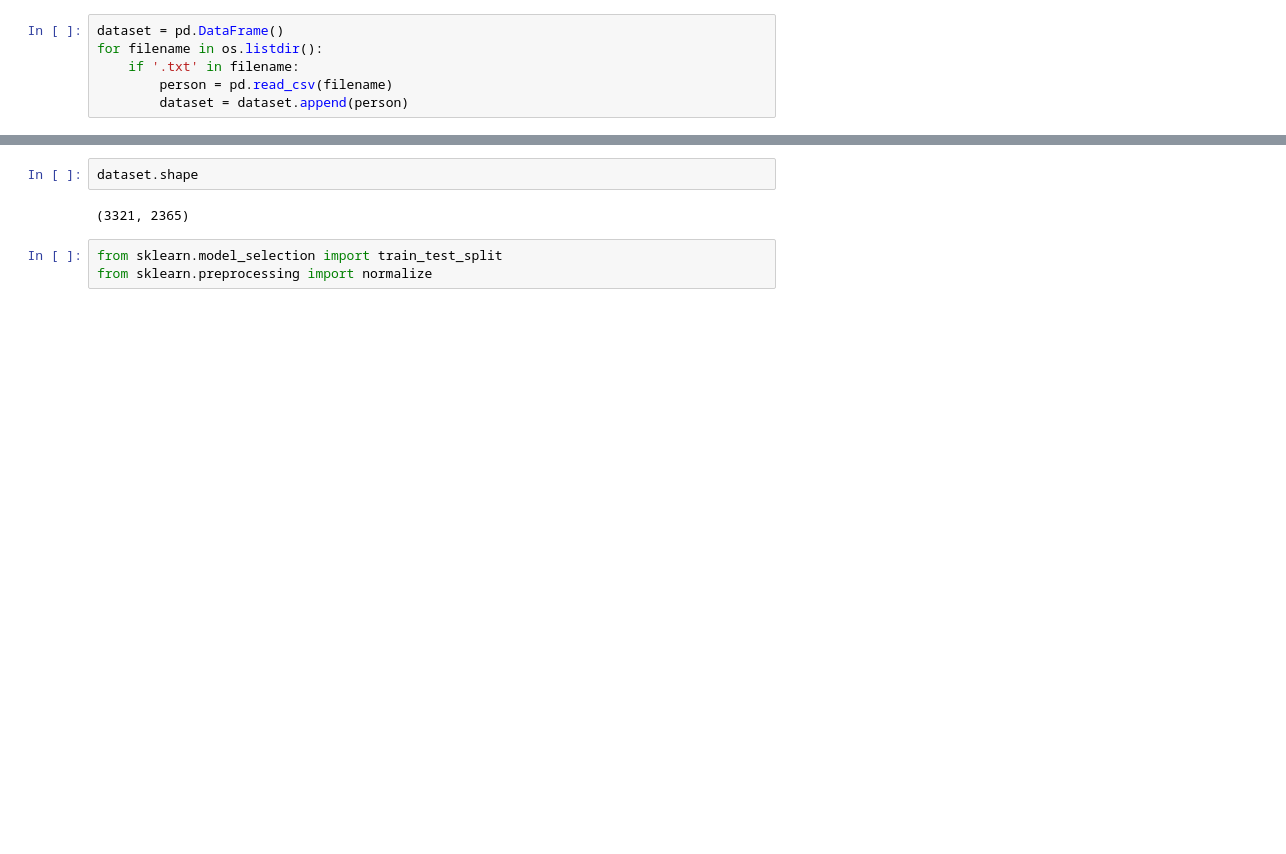
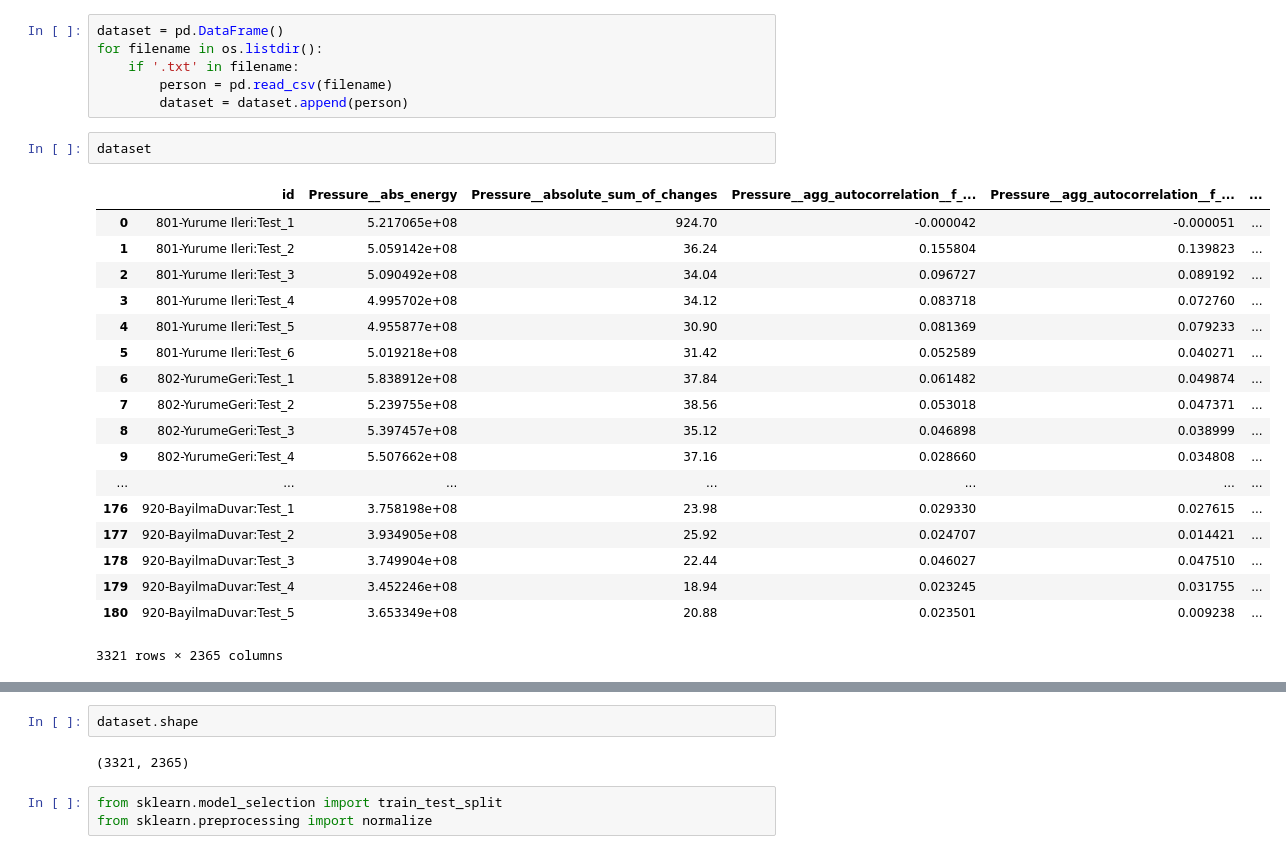
Before and after one commit to ericyang216/cs229_falling, a Jupyter notebook: build_dataset.ipynb, the cells around one changed output, grey strips where cells are left out. Drawn from its saved outputs; the diff is of its cells as text; blank space fills up the shorter version.

```diff
--- a/build_dataset.ipynb
+++ b/build_dataset.ipynb
@@ -106,6 +103,27 @@ for filename in os.listdir():
     if '.txt' in filename:
         person = pd.read_csv(filename)
         dataset = dataset.append(person)
+# %%
+dataset
+# %% [output]
+|  | id | Pressure__abs_energy | Pressure__absolute_sum_of_changes | Pressure__agg_autocorrelation__f_... | Pressure__agg_autocorrelation__f_... | ... |
+| 0 | 801-Yurume Ileri:Test_1 | 5.217065e+08 | 924.70 | -0.000042 | -0.000051 | ... |
+| 1 | 801-Yurume Ileri:Test_2 | 5.059142e+08 | 36.24 | 0.155804 | 0.139823 | ... |
+| 2 | 801-Yurume Ileri:Test_3 | 5.090492e+08 | 34.04 | 0.096727 | 0.089192 | ... |
+| 3 | 801-Yurume Ileri:Test_4 | 4.995702e+08 | 34.12 | 0.083718 | 0.072760 | ... |
+| 4 | 801-Yurume Ileri:Test_5 | 4.955877e+08 | 30.90 | 0.081369 | 0.079233 | ... |
+| 5 | 801-Yurume Ileri:Test_6 | 5.019218e+08 | 31.42 | 0.052589 | 0.040271 | ... |
+| 6 | 802-YurumeGeri:Test_1 | 5.838912e+08 | 37.84 | 0.061482 | 0.049874 | ... |
+| 7 | 802-YurumeGeri:Test_2 | 5.239755e+08 | 38.56 | 0.053018 | 0.047371 | ... |
+| 8 | 802-YurumeGeri:Test_3 | 5.397457e+08 | 35.12 | 0.046898 | 0.038999 | ... |
+| 9 | 802-YurumeGeri:Test_4 | 5.507662e+08 | 37.16 | 0.028660 | 0.034808 | ... |
+| ... | ... | ... | ... | ... | ... | ... |
+| 176 | 920-BayilmaDuvar:Test_1 | 3.758198e+08 | 23.98 | 0.029330 | 0.027615 | ... |
+| 177 | 920-BayilmaDuvar:Test_2 | 3.934905e+08 | 25.92 | 0.024707 | 0.014421 | ... |
+| 178 | 920-BayilmaDuvar:Test_3 | 3.749904e+08 | 22.44 | 0.046027 | 0.047510 | ... |
+| 179 | 920-BayilmaDuvar:Test_4 | 3.452246e+08 | 18.94 | 0.023245 | 0.031755 | ... |
+| 180 | 920-BayilmaDuvar:Test_5 | 3.653349e+08 | 20.88 | 0.023501 | 0.009238 | ... |
+3321 rows × 2365 columns
 # %%
 dataset.head()
 # %% [output]
```
Also changed, not shown: parts of 4 cells of this notebook, 20 other files.
